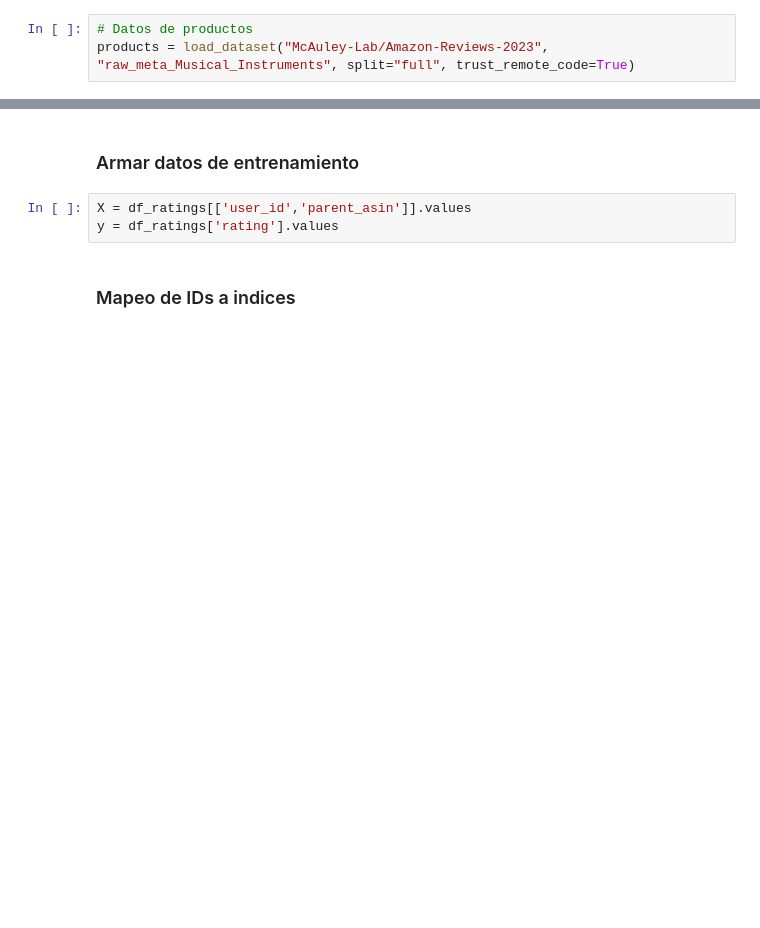
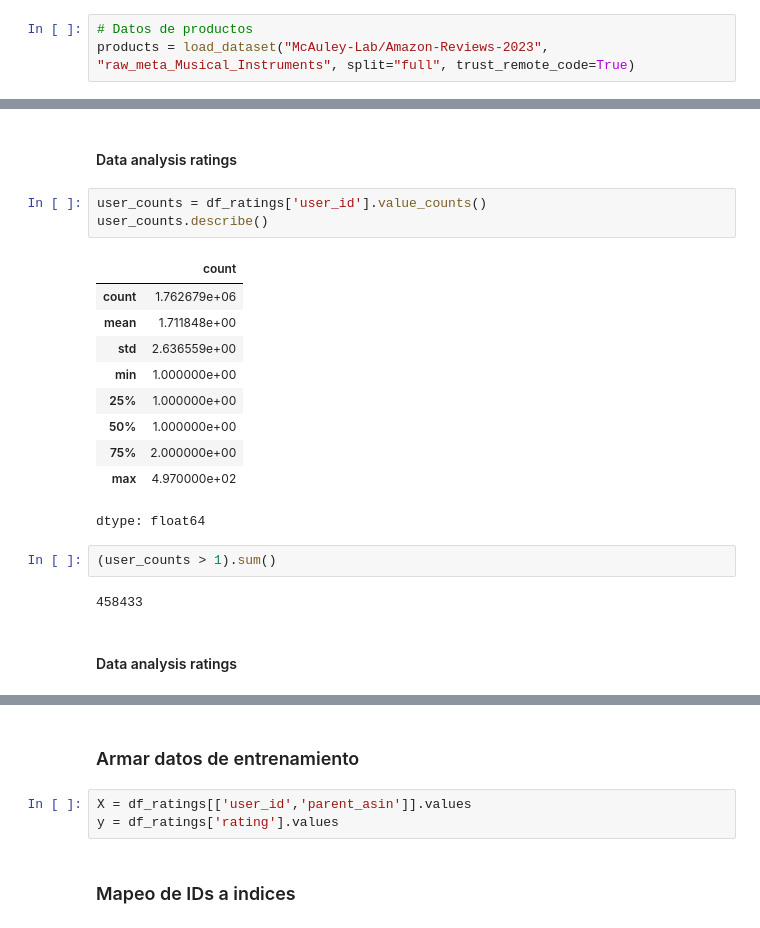
Before and after one commit to gabrielfernandorey/GGGR, a Jupyter notebook: SR_Amazon.ipynb, the cells around one changed output, grey strips where cells are left out. Drawn from its saved outputs; the diff is of its cells as text; blank space fills up the shorter version.

```diff
--- a/SR_Amazon.ipynb
+++ b/SR_Amazon.ipynb
@@ -53,0 +74,22 @@ df_ratings.head()
+# %% [markdown]
+#### Data analysis ratings
+# %%
+user_counts = df_ratings['user_id'].value_counts()
+user_counts.describe()
+# %% [output]
+|  | count |
+| count | 1.762679e+06 |
+| mean | 1.711848e+00 |
+| std | 2.636559e+00 |
+| min | 1.000000e+00 |
+| 25% | 1.000000e+00 |
+| 50% | 1.000000e+00 |
+| 75% | 2.000000e+00 |
+| max | 4.970000e+02 |
+dtype: float64
+# %%
+(user_counts > 1).sum()
+# %% [output]
+458433
+# %% [markdown]
+#### Data analysis ratings
```
Also changed, not shown: parts of 18 cells of this notebook.
